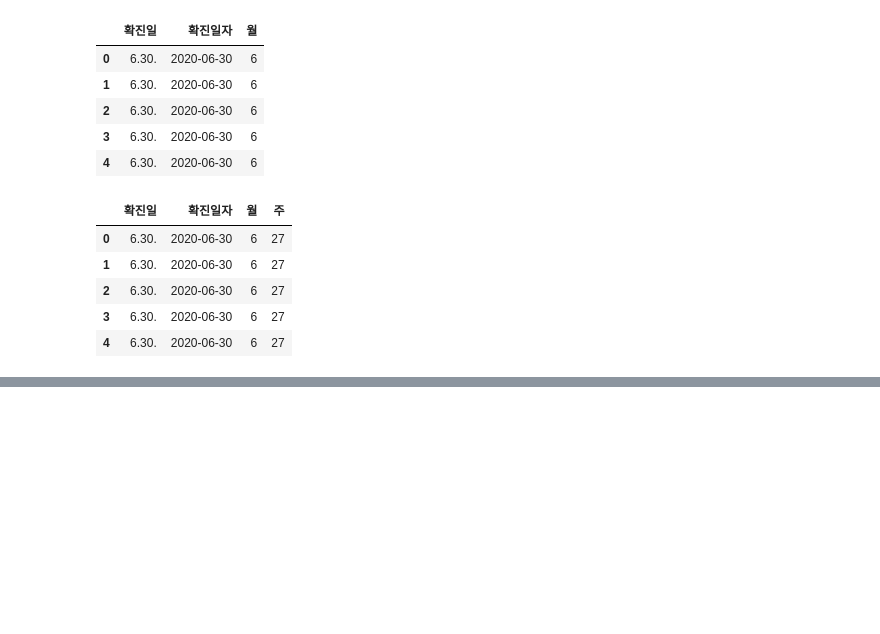
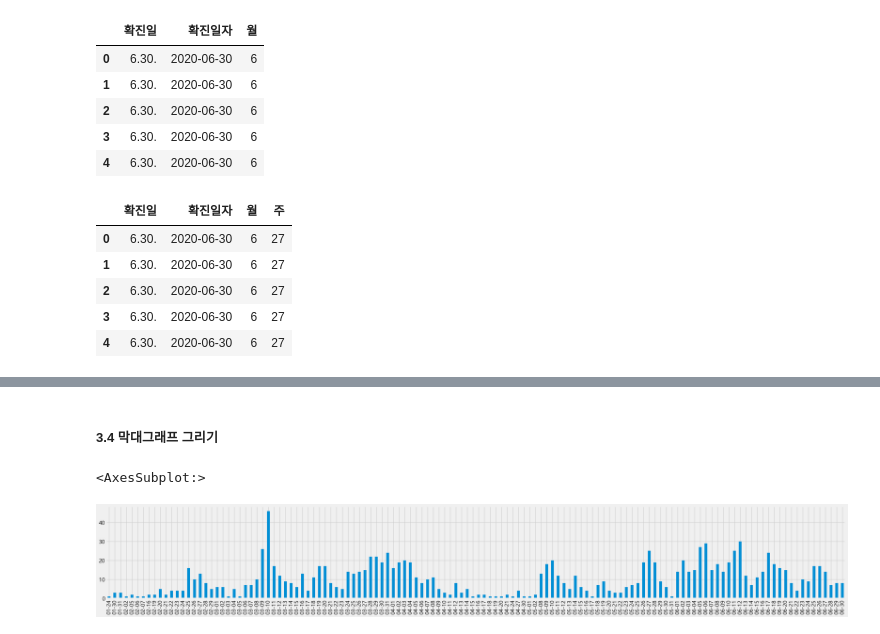
Before and after one commit to sihan827/Pandas-Practice, a Jupyter notebook: covid-19_analysis.ipynb, the cells around one changed output, grey strips where cells are left out. Saved outputs shown, nothing was run; the diff lists cells and outputs as text; code cells hidden in the pictures; blank space fills up the shorter version.

```diff
--- a/covid-19_analysis.ipynb
+++ b/covid-19_analysis.ipynb
@@ -93,0 +165,8 @@ df[['확진일', '확진일자', '월', '주']].head()
+# %% [markdown]
+##### 3.4 막대그래프 그리기
+# %%
+# 확진일자 막대그래프
+day_count.plot.bar(figsize=(30, 4))
+# %% [output]
+<AxesSubplot:>
+[figure, added]
```
Also changed, not shown: parts of 22 cells of this notebook.
